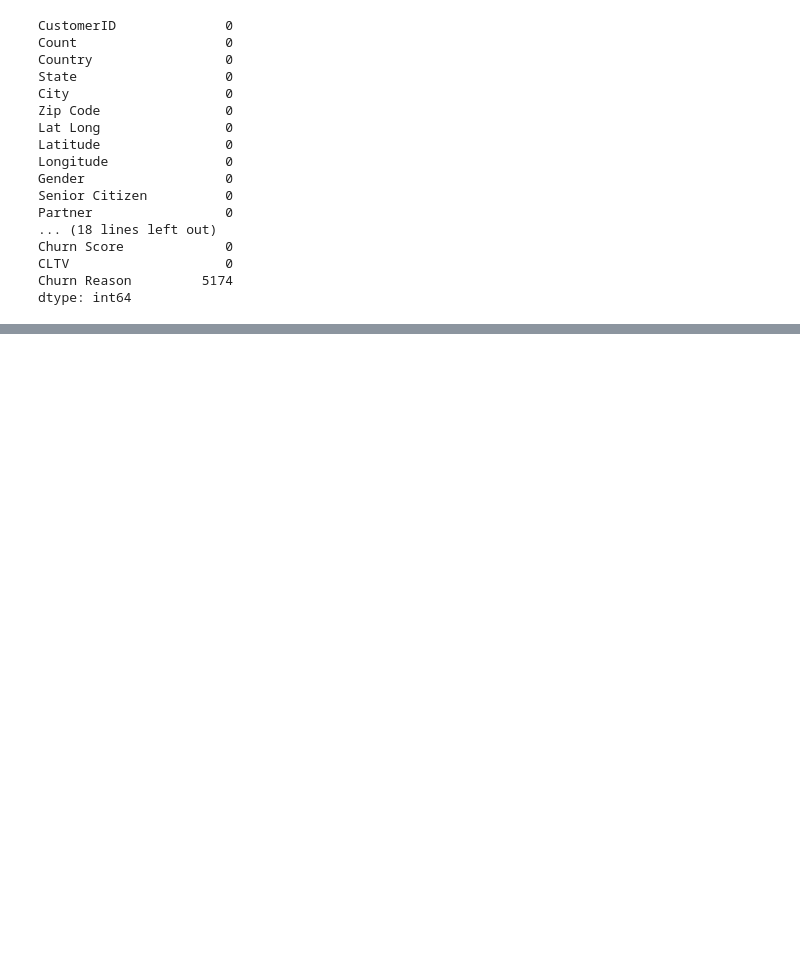
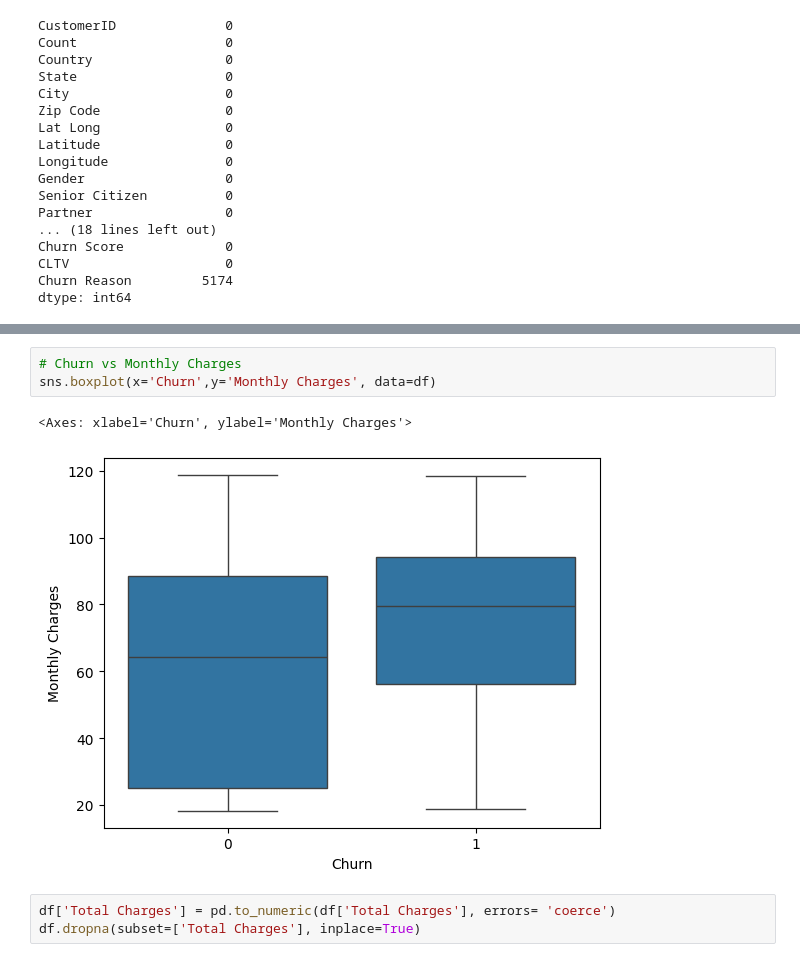
Before and after one commit to ParthJoshi07/customer-churn-predictor, a Jupyter notebook: notebooks/01_eda_and_model.ipynb, the cells around one changed output, grey strips where cells are left out. Cells and saved outputs as stored; diff of their text form; blank space fills up the shorter version.

```diff
--- a/notebooks/01_eda_and_model.ipynb
+++ b/notebooks/01_eda_and_model.ipynb
@@ -63,0 +147,9 @@ dtype: int64
+# %%
+# Churn vs Monthly Charges
+sns.boxplot(x='Churn',y='Monthly Charges', data=df)
+# %% [output]
+<Axes: xlabel='Churn', ylabel='Monthly Charges'>
+[figure, added]
+# %%
+df['Total Charges'] = pd.to_numeric(df['Total Charges'], errors= 'coerce')
+df.dropna(subset=['Total Charges'], inplace=True)
```
Also changed, not shown: parts of 20 cells of this notebook, 18 other files.
